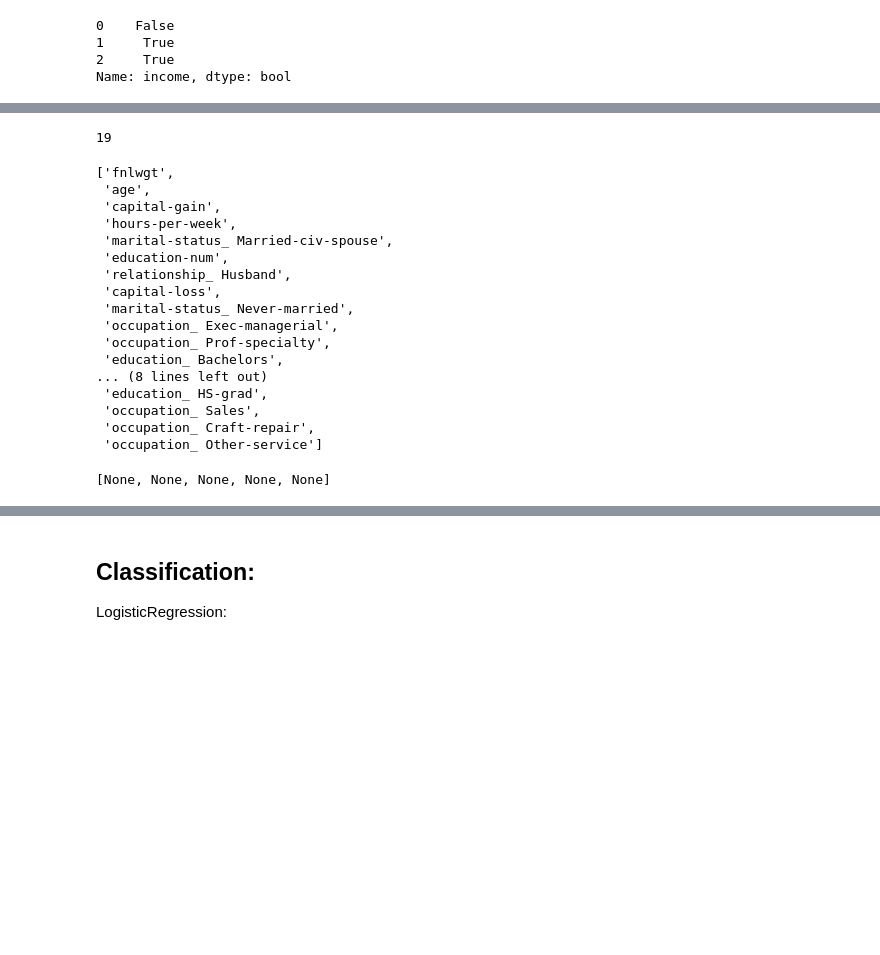
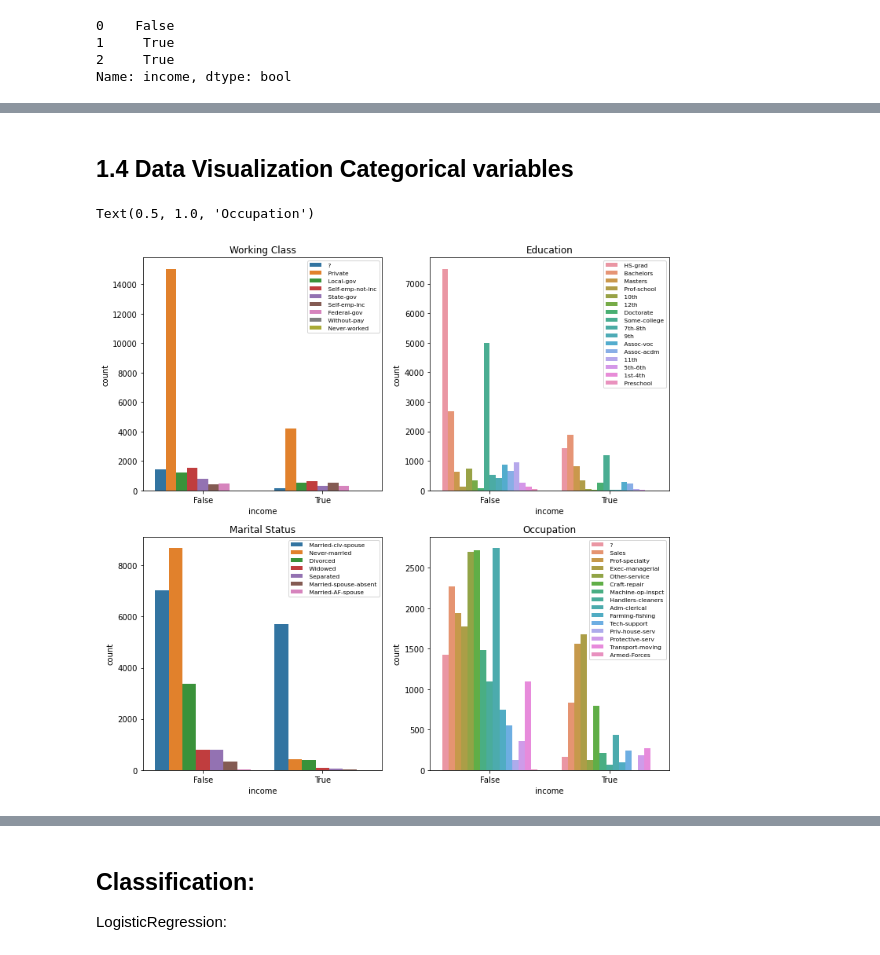
Before and after one commit to kklimov1/Income_Classification_Analysis, a Jupyter notebook: analysis_clf.ipynb, the cells around one changed output, grey strips where cells are left out. Saved outputs shown, nothing was run; the diff lists cells and outputs as text; code cells hidden in the pictures; blank space fills up the shorter version.

```diff
--- a/analysis_clf.ipynb
+++ b/analysis_clf.ipynb
@@ -353,29 +225,19 @@ for i in columns_keep:
-# %%
-n
-# %% [output]
-19
-# %%
-fi_1
-# %% [output]
-['fnlwgt',
- 'age',
- 'capital-gain',
- 'hours-per-week',
- 'marital-status_ Married-civ-spouse',
- 'education-num',
- 'relationship_ Husband',
- 'capital-loss',
- 'marital-status_ Never-married',
- 'occupation_ Exec-managerial',
- 'occupation_ Prof-specialty',
- 'education_ Bachelors',
-... (8 lines left out)
- 'education_ HS-grad',
- 'occupation_ Sales',
- 'occupation_ Craft-repair',
- 'occupation_ Other-service']
-# %%
-columns_keep=list(corr_arr[abs(corr_arr)>0.1].index) #If they have an absolute value of greater than .1:
-[columns_keep.append(col) for col in fi_1 if col not in columns_keep]
-# %% [output]
-[None, None, None, None, None]
+# %% [markdown]
+## 1.4 Data Visualization Categorical variables
+# %%
+fig, ax = plt.subplots(2,2, figsize=(12,12))
+plot1=sns.countplot(x='income', hue='workclass', data=df_temp, ax=ax[0,0])
+plot1.legend(loc='upper right',fontsize = 7.5)
+plot1.set_title('Working Class')
+plot2=sns.countplot(x='income', hue='education', data=df_temp, ax=ax[0,1])
+plot2.legend(fontsize = 7.5, loc='upper right')
+plot2.set_title('Education')
+plot3=sns.countplot(x='income', hue='marital-status', data=df_temp, ax=ax[1,0])
+plot3.legend(loc='upper right', fontsize = 7.5)
+plot3.set_title('Marital Status')
+plot4=sns.countplot(x='income', hue='occupation', data=df_temp, ax=ax[1,1])
+plot4.legend(fontsize = 7.5, loc='upper right')
+plot4.set_title('Occupation')
+# %% [output]
+Text(0.5, 1.0, 'Occupation')
+[figure, added]
```
Also changed, not shown: parts of 96 cells of this notebook.
